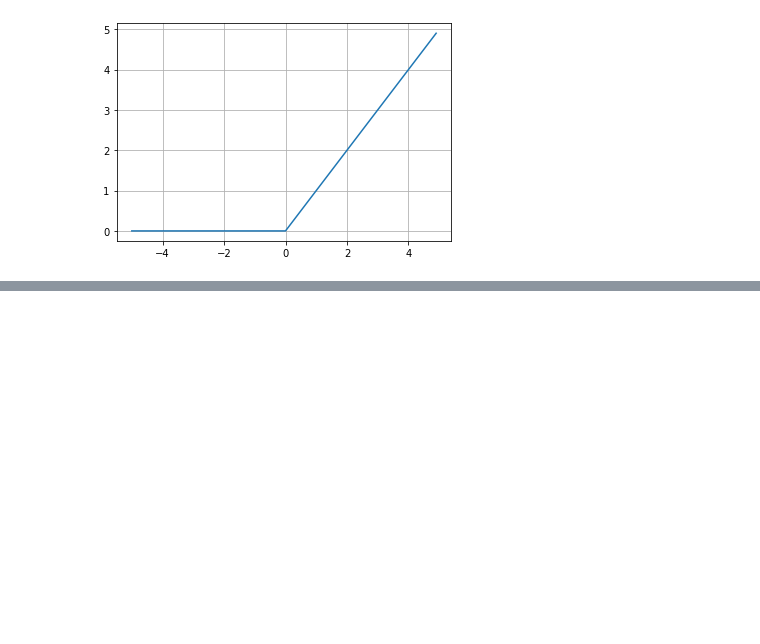
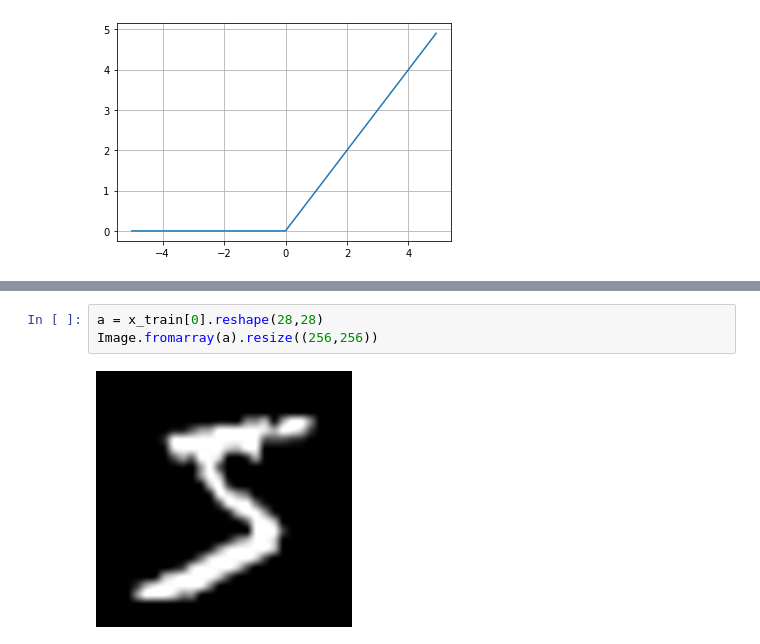
Before and after one commit to anko191/Python_Kaggle, a Jupyter notebook: DLFZ/DLFZ_ch03.ipynb, the cells around one changed output, grey strips where cells are left out. Drawn from its saved outputs; the diff is of its cells as text; blank space fills up the shorter version.

```diff
--- a/DLFZ/DLFZ_ch03.ipynb
+++ b/DLFZ/DLFZ_ch03.ipynb
@@ -71,0 +285,5 @@ plt.grid()
+# %%
+a = x_train[0].reshape(28,28)
+Image.fromarray(a).resize((256,256))
+# %% [output]
+[figure, added]
```
Also changed, not shown: parts of 35 cells of this notebook.
